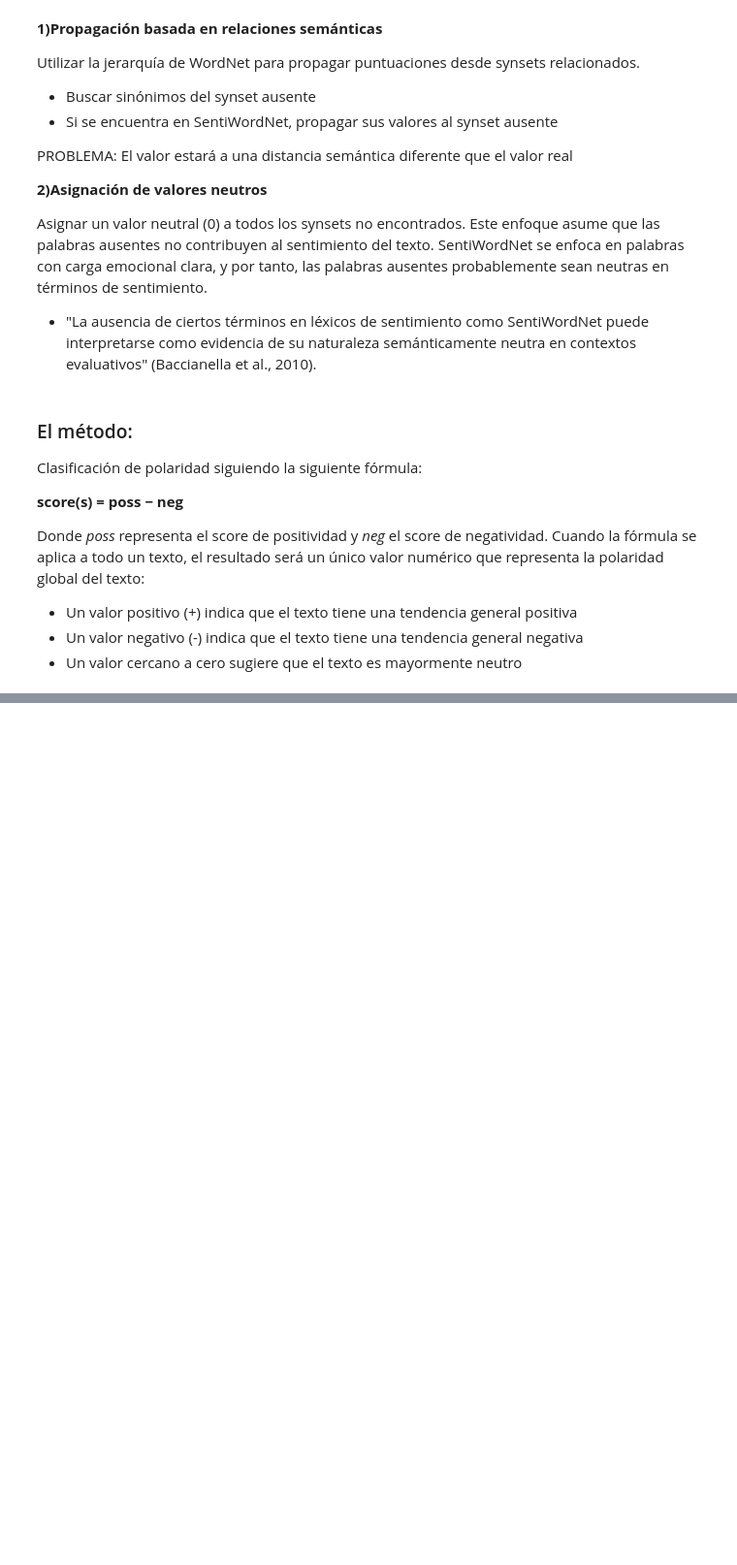
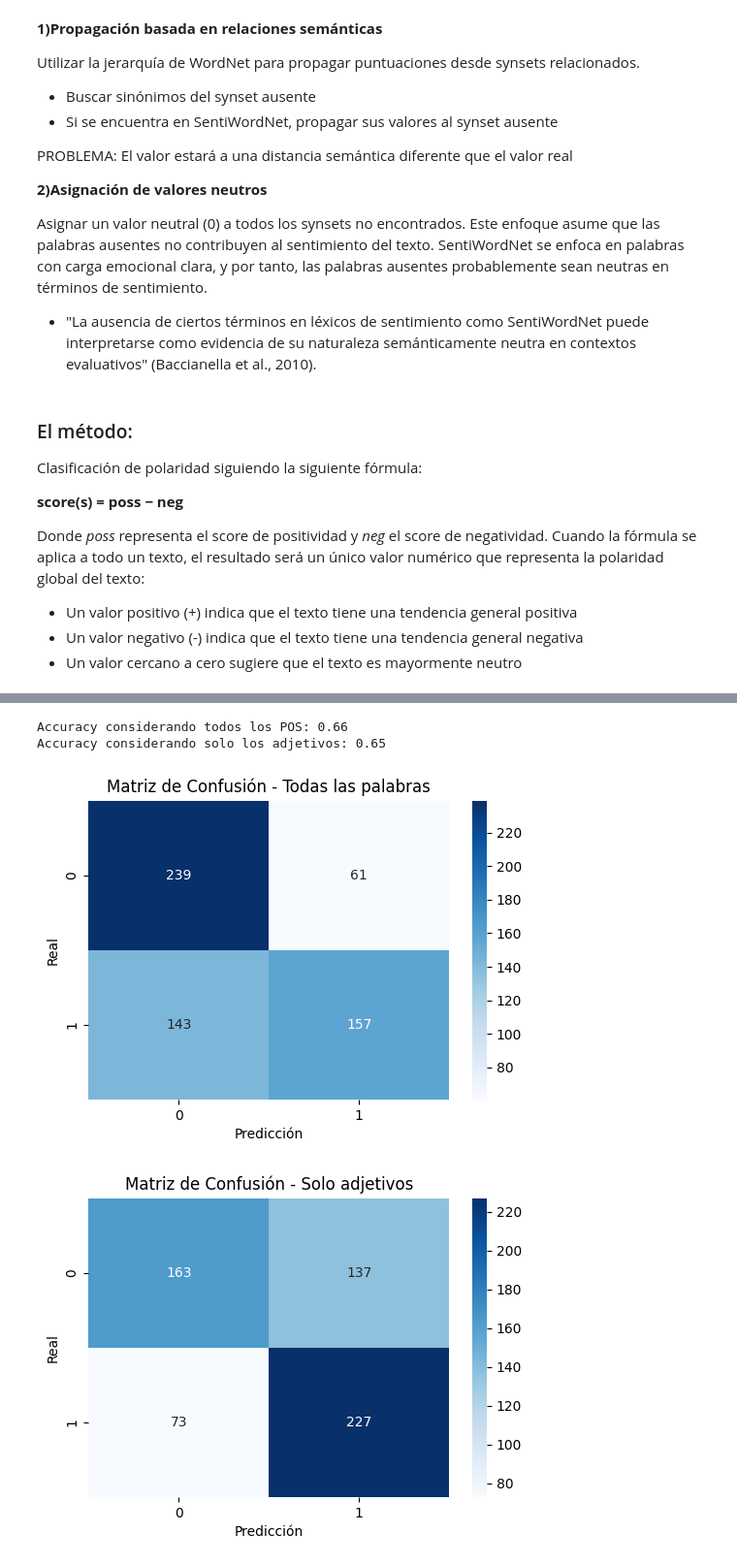
Before and after one commit to TaliaPr/Natural-Language-Processing, a Jupyter notebook: Practica_2/Program.ipynb, the cells around one changed output, grey strips where cells are left out. Shown: that part at 97% size. Drawn from its saved outputs; the diff is of its cells as text; code cells hidden in the pictures; blank space fills up the shorter version.

```diff
--- a/Practica_2/Program.ipynb
+++ b/Practica_2/Program.ipynb
@@ -526,6 +572,6 @@ def filtrar_y_limpiar(tagged_docs, etiquetas_validas, min_freq=2):
 
 Hemos observado que TextServer es incapaz de detectar algunos synsets pero el algoritmo de Lesk sí, por ejemplo:
 # %%
-result = ts.senses('lively')[0][0]
+'''result = ts.senses('lively')[0][0]
 print(result)
-print(lesk(train_lemat[8], 'lively'))
+print(lesk(train_lemat[8], 'lively'))'''
@@ -630,7 +680,7 @@ def predecir_sentimiento(lista_docs):
         neg_s = 0
 
         for w in doc:
-            s1 = get_synsets(w, doc)
+            s1 = get_synsets2(w, doc)
             if s1 is not None:
                 try:
                     senti_synset = swn.senti_synset(s1.name())
@@ -666,0 +716,12 @@ print(classification_report(train_labels, preds_adjetivos))
+# %%
+# Accuracy
+from sklearn.metrics import accuracy_score
+from sklearn.metrics import confusion_matrix
+
+y_test = test_labels
+
+test_relevantes = filtrar_y_limpiar(test_tagged, POS_RELEVANTES)
+test_adjetivos = filtrar_y_limpiar(test_tagged, SOLO_ADJETIVOS)
+# %%
+pred_all = predecir_sentimiento(test_relevantes)
+pred_adjetivos = predecir_sentimiento(test_adjetivos)
@@ -666,0 +739,28 @@ print(classification_report(train_labels, preds_adjetivos))
+# %%
+accuracy_all = accuracy_score(y_test, pred_all)
+accuracy_adj = accuracy_score(y_test, pred_adjetivos)
+print(f"Accuracy considerando todos los POS: {accuracy_all:.2f}")
+print(f"Accuracy considerando solo los adjetivos: {accuracy_adj:.2f}")
+
+# Matriz de Confusión
+con_all = confusion_matrix(y_test, pred_all)
+con_adj = confusion_matrix(y_test, pred_adjetivos)
+
+plt.figure(figsize=(6, 4))
+sns.heatmap(con_all, annot=True, fmt='d', cmap='Blues')
+plt.title('Matriz de Confusión - Todas las palabras')
+plt.xlabel('Predicción')
+plt.ylabel('Real')
+plt.show()
+
+plt.figure(figsize=(6, 4))
+sns.heatmap(con_adj, annot=True, fmt='d', cmap='Blues')
+plt.title('Matriz de Confusión - Solo adjetivos')
+plt.xlabel('Predicción')
+plt.ylabel('Real')
+plt.show()
+# %% [output]
+Accuracy considerando todos los POS: 0.66
+Accuracy considerando solo los adjetivos: 0.65
+[figure, added]
+[figure, added]
```
Also changed, not shown: parts of 43 cells of this notebook, 2 other files.
